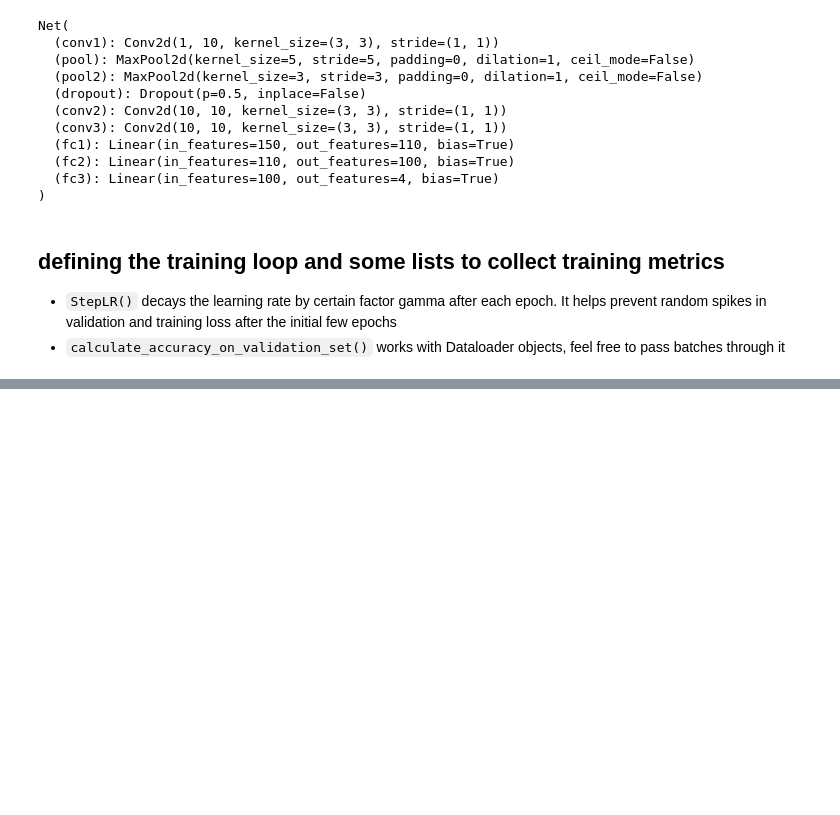
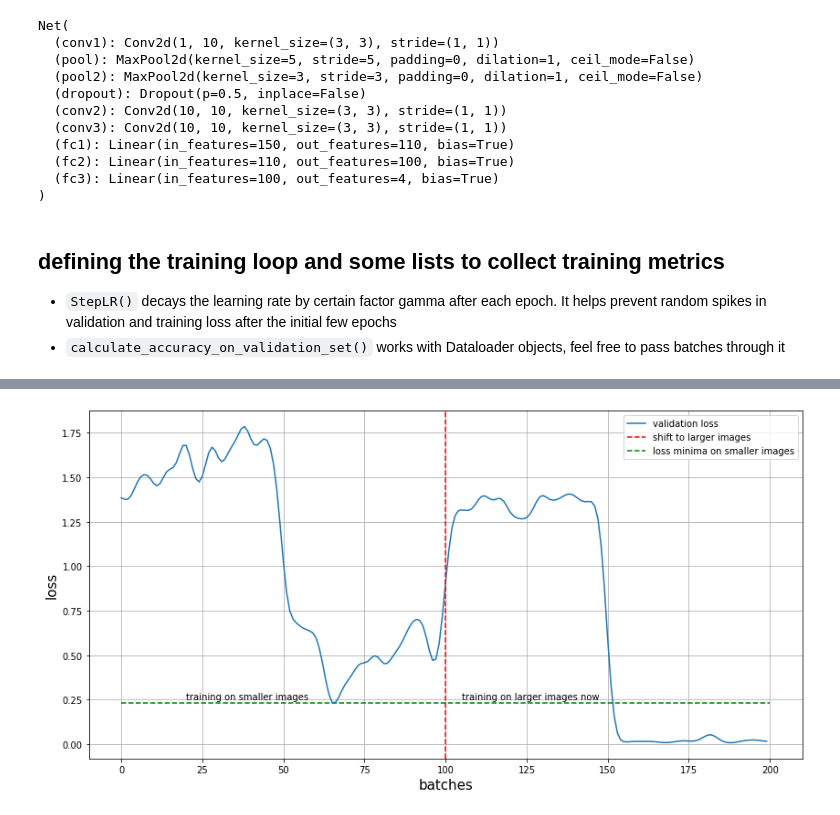
Before and after one commit to Mayukhdeb/adventures-with-augmentation, a Jupyter notebook: c_elegans_lifecycle.ipynb, the cells around one changed output, grey strips where cells are left out. Saved outputs shown, nothing was run; the diff lists cells and outputs as text; code cells hidden in the pictures; blank space fills up the shorter version.

```diff
--- a/c_elegans_lifecycle.ipynb
+++ b/c_elegans_lifecycle.ipynb
@@ -424,0 +440,16 @@ Accuracy =  99.5 %
+# %%
+ysmoothed = gaussian_filter1d(val_losses, sigma=2)
+plt.figure(figsize=(14,7))
+plt.plot(ysmoothed, label = "validation loss")
+plt.hlines(min(ysmoothed[:100]), 0, len(val_losses), linestyle = "--", colors= "green", label = "loss minima on smaller images")
+plt.axvline(x=100, color = "red", linestyle = "--", label = "shift to larger images")
+plt.text(105, 0.25, r'training on larger images now', fontsize=10)
+plt.text(20, 0.25, r'training on smaller images', fontsize=10)
+
+plt.xlabel("batches", fontsize = 15)
+plt.ylabel("loss", fontsize = 15)
+plt.grid()
+plt.legend()
+plt.show()
+# %% [output]
+[figure, added]
```
Also changed, not shown: parts of 25 cells of this notebook.
